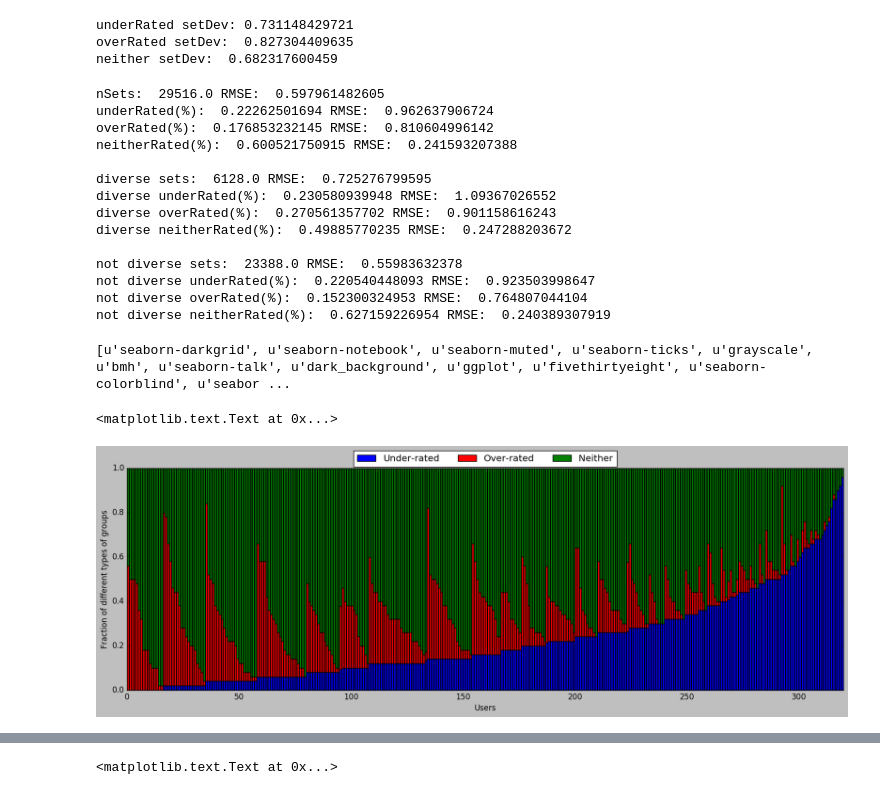
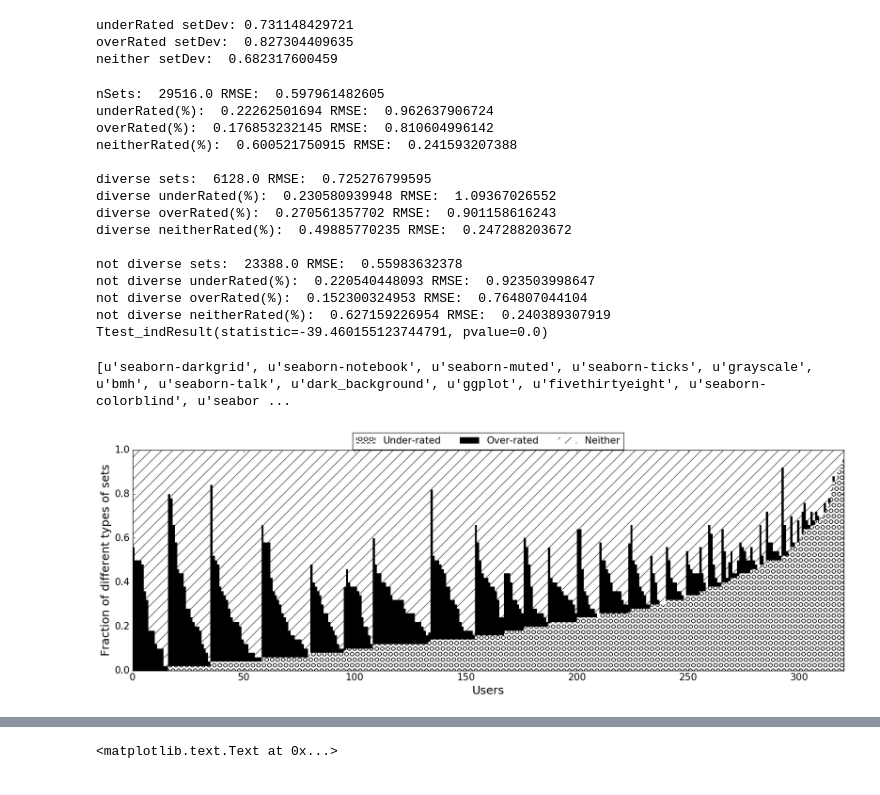
Before and after one commit to mohit-shrma/setrec, a Jupyter notebook: python/grouplens/Grouplens2.ipynb, the cells around one changed output, grey strips where cells are left out. Saved outputs shown, nothing was run; the diff lists cells and outputs as text; code cells hidden in the pictures.

```diff
--- a/python/grouplens/Grouplens2.ipynb
+++ b/python/grouplens/Grouplens2.ipynb
@@ -264,6 +264,9 @@ diverseNeitherRatedRMSE  = 0.0
 nNotDiverseNeitherRatedSets = 0.0
 notDiverseNeitherRatedRMSE = 0.0
 
+diverseSetRating = []
+nonDiverseSetRating = []
+
 for user, setRatings in uSetRatings.iteritems():
     for setRating in setRatings:
         items = setRating[0]
@@ -288,6 +291,7 @@ for user, setRatings in uSetRatings.iteritems():
 
         if setDev >= 1:
             #set has polarized ratings
+            diverseSetRating.append(rating)
             nDiverseSets += 1
             diverseRMSE += seDiff
             if setRatingType == UNDER_RATED_SET:
@@ -300,6 +304,7 @@ for user, setRatings in uSetRatings.iteritems():
                 nDiverseNeitherRatedSets += 1
                 diverseNeitherRatedRMSE += seDiff
         else:
+            nonDiverseSetRating.append(rating)
             nNotDiverseSets += 1
             notDiverseRMSE += seDiff
             if setRatingType == UNDER_RATED_SET:
@@ -328,6 +333,9 @@ print 'not diverse sets: ', nNotDiverseSets, 'RMSE: ', np.sqrt(notDiverseRMSE/nN
 print 'not diverse underRated(%): ', float(nNotDiverseUnderRatedSets)/nNotDiverseSets, 'RMSE: ', np.sqrt(notDiverseUnderRatedRMSE/nNotDiverseUnderRatedSets)
 print 'not diverse overRated(%): ', float(nNotDiverseOverRatedSets)/nNotDiverseSets, 'RMSE: ', np.sqrt(notDiverseOverRatedRMSE/nNotDiverseOverRatedSets)
 print 'not diverse neitherRated(%): ', float(nNotDiverseNeitherRatedSets)/nNotDiverseSets, 'RMSE: ', np.sqrt(notDiverseNeitherRatedRMSE/nNotDiverseNeitherRatedSets)
+
+
+print stats.ttest_ind(diverseSetRating, nonDiverseSetRating)
 # %% [output]
 nSets:  29516.0 RMSE:  0.597961482605
 underRated(%):  0.22262501694 RMSE:  0.962637906724
@@ -343,6 +351,7 @@ not diverse sets:  23388.0 RMSE:  0.55983632378
 not diverse underRated(%):  0.220540448093 RMSE:  0.923503998647
 not diverse overRated(%):  0.152300324953 RMSE:  0.764807044104
 not diverse neitherRated(%):  0.627159226954 RMSE:  0.240389307919
+Ttest_indResult(statistic=-39.460155123744791, pvalue=0.0)
 # %%
 uSetPc = {}
 for user, setRatings in uSetRatings.iteritems():
@@ -379,30 +388,34 @@ print(plt.style.available)
 # %%
 pcTuples.sort(key = lambda tup: tup[1])
 pcTuples.sort(key = lambda tup: tup[2])
 pcTuples.sort(key = lambda tup: tup[0])
 
 nUsers = len(pcTuples)
 x = range(nUsers)
 underRatedPcs = []
 overRatedPcs = []
 neitherRatedPcs = []
 
 for pcTuple in pcTuples:
     underRatedPcs.append(pcTuple[0])
     overRatedPcs.append(pcTuple[1])
     neitherRatedPcs.append(pcTuple[2])
 f = plt.figure(figsize = (20,6))
-
-plt.bar(x, underRatedPcs, color = 'b', label='Under-rated')
-plt.bar(x, overRatedPcs, color = 'r', bottom = underRatedPcs, label='Over-rated')
-plt.bar(x, neitherRatedPcs, color='g', bottom = [i+j  for i,j in zip(underRatedPcs, overRatedPcs)], label='Neither')
+#f.patch.set_facecolor('blue')
+plt.style.use('classic')
+f.patch.set_alpha(0)
+plt.bar(x, underRatedPcs, color = 'w', label='Under-rated', hatch='O', width=1, linewidth=0)
+plt.bar(x, overRatedPcs, color = 'black', bottom = underRatedPcs, label='Over-rated', hatch='*', width=1, linewidth=0)
+plt.bar(x, neitherRatedPcs, color='w', bottom = [i+j  for i,j in zip(underRatedPcs, overRatedPcs)], label='Neither',
+       hatch='/', width=1, linewidth=0)
 plt.axis("tight")
-plt.legend(loc=9, bbox_to_anchor=(0.5, 1.1), ncol=3)
-plt.xlabel('Users')
-plt.ylabel('Fraction of different types of groups')
+plt.legend(loc=9, bbox_to_anchor=(0.5, 1.1), ncol=3, fontsize=15)
+plt.xlabel('Users', fontsize='18')
+plt.ylabel('Fraction of different types of sets', fontsize='18')
+plt.tick_params(axis='both', which='major', labelsize=15)
+plt.tick_params(axis='both', which='minor', labelsize=15)
 # %% [output]
-<matplotlib.text.Text at 0x...>
-[figure, old version]
+[figure, new version]
 # %%
 pcTuples.sort(key = lambda tup: tup[0])
 pcTuples.sort(key = lambda tup: tup[2])
```
Also changed, not shown: parts of 20 cells of this notebook.
